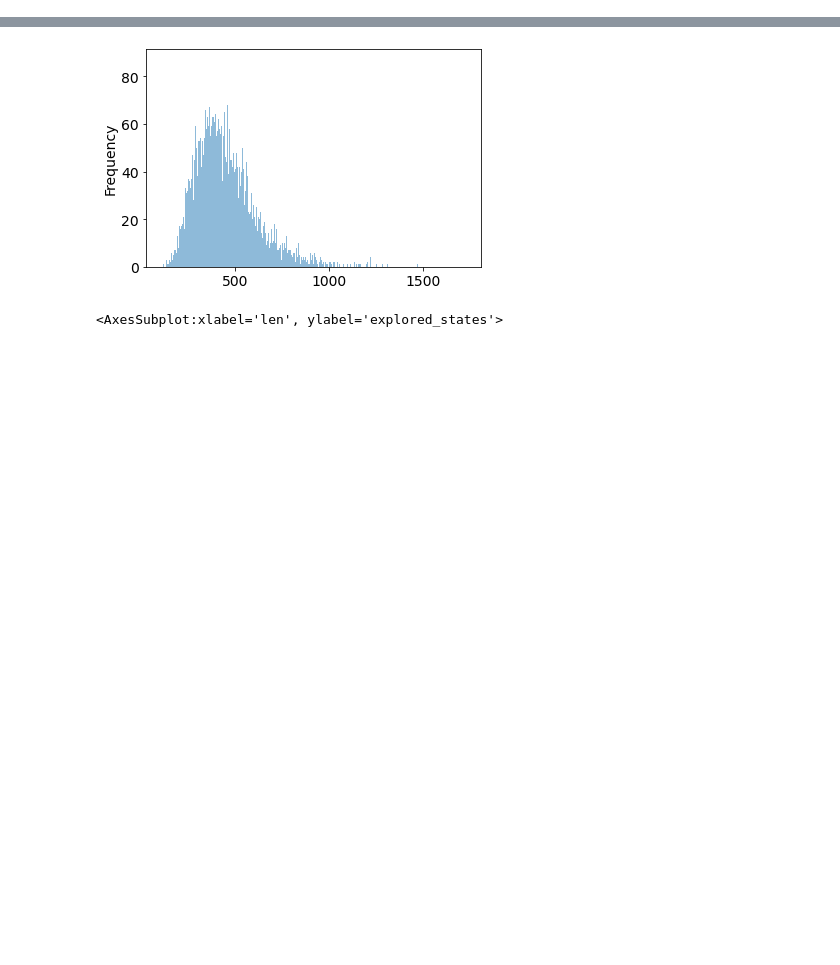
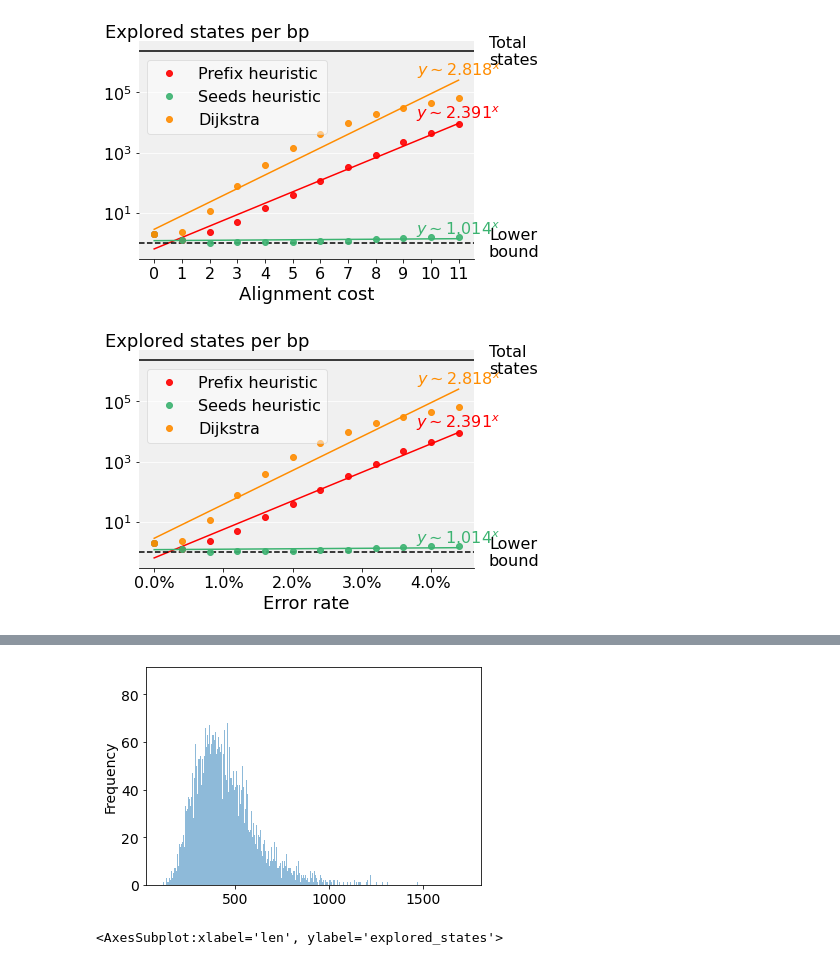
Before and after one commit to eth-sri/astarix, a Jupyter notebook: evals/astar_vs_dijkstra.ipynb, the cells around one changed output, grey strips where cells are left out. Cells and saved outputs as stored; diff of their text form; code cells hidden in the pictures; blank space fills up the shorter version.

Commit message:
error rate plots

```diff
--- a/evals/astar_vs_dijkstra.ipynb
+++ b/evals/astar_vs_dijkstra.ipynb
@@ -103,3 +133,17 @@ def astar_vs_dijkstra_img(df, x, y, hline, prefix, algo1, algo2, show_mean=True)
 
     #plt.savefig(prefix+'_'+x+'-'+y+'.pdf', bbox_inches='tight')
     plt.savefig(plots_dir/(prefix+'_'+x+'-'+y+'.pdf'), bbox_inches='tight')
+# %%
+experiment_name = 'prefix_vs_seeds_ecoli_250_errors_intervals_cmp'
+plots_dir = Path('plots')
+df = read_astarix_performance('../tmp/ecoli_head1000000_linear_eval250/astar-prefix/alignments.tsv')
+df = df.append(read_astarix_performance('../tmp/ecoli_head1000000_linear_eval250/astar-seeds/alignments.tsv'), ignore_index=True)
+df = df.append(read_astarix_performance('../tmp/ecoli_head1000000_linear_eval250/dijkstra/alignments.tsv'), ignore_index=True)
+
+display(df.head())
+display(df.tail())
+
+astar_vs_dijkstra_img(df, y='explored_per_bp', x='cost', hline=True, prefix=experiment_name)
+astar_vs_dijkstra_img(df, y='explored_per_bp', x='error_rate', hline=True, prefix=experiment_name)
+#astar_vs_dijkstra_img(df, y='t(map)', x='cost', hline=False, prefix=experiment_name, algo1="astar-prefix", algo2="astar-seeds")
+# %% [output]
@@ -106,3 +162,5 @@ def astar_vs_dijkstra_img(df, x, y, hline, prefix, algo1, algo2, show_mean=True)
+[figure, added]
+[figure, added]
 # %%
 experiment_name = 'MHC'
 plots_dir = Path('plots')
```
Also changed, not shown: parts of 10 cells of this notebook, 1 other file.
